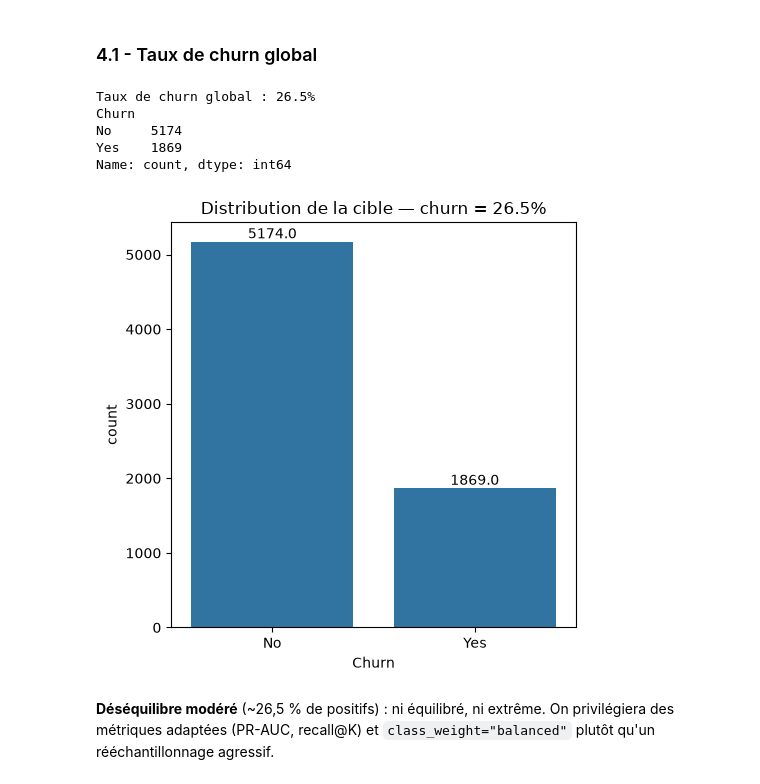
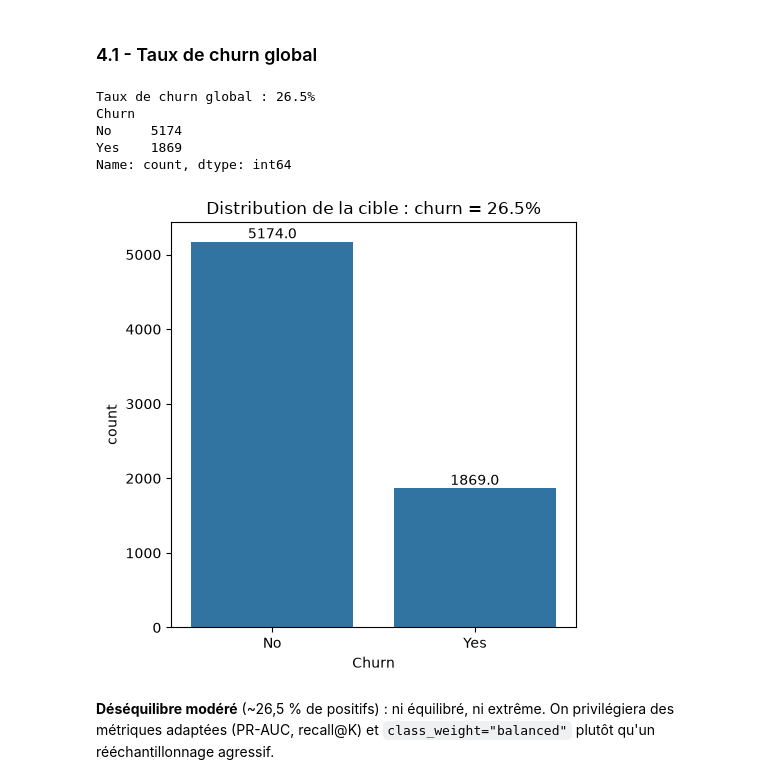
Before and after one commit to capristunt/telco-churn-scoring, a Jupyter notebook: notebooks/01_EDA.ipynb, the cells around one changed output. Saved outputs shown, nothing was run; the diff lists cells and outputs as text; code cells hidden in the pictures.

```diff
--- a/notebooks/01_EDA.ipynb
+++ b/notebooks/01_EDA.ipynb
@@ -259,24 +259,24 @@ df["TotalCharges_num"] = pd.to_numeric(df["TotalCharges"], errors="coerce")
 # %%
 taux = df["churn_binary"].mean()
 print(f"Taux de churn global : {taux:.1%}")
 print(df[TARGET].value_counts())
 
 fig, ax = plt.subplots(figsize=(5, 5))
 sns.countplot(data=df, x=TARGET, order=["No", "Yes"], ax=ax)
-ax.set_title(f"Distribution de la cible — churn = {taux:.1%}")
+ax.set_title(f"Distribution de la cible : churn = {taux:.1%}")
 for p in ax.patches:
     ax.annotate(f"{p.get_height()}", (p.get_x() + p.get_width()/2, p.get_height()),
                 ha="center", va="bottom")
 fig.tight_layout()
 fig.savefig(FIGURES_DIR / "churn_global.png", dpi=130)
 plt.show()
 # %% [output]
 Taux de churn global : 26.5%
 Churn
 No     5174
 Yes    1869
 Name: count, dtype: int64
-[figure, old version]
+[figure, new version]
 # %% [markdown]
 **Déséquilibre modéré** (~26,5 % de positifs) : ni équilibré, ni extrême.
 On privilégiera des métriques adaptées (PR-AUC, recall@K) et `class_weight="balanced"`
```
Also changed, not shown: parts of 2 cells of this notebook.
